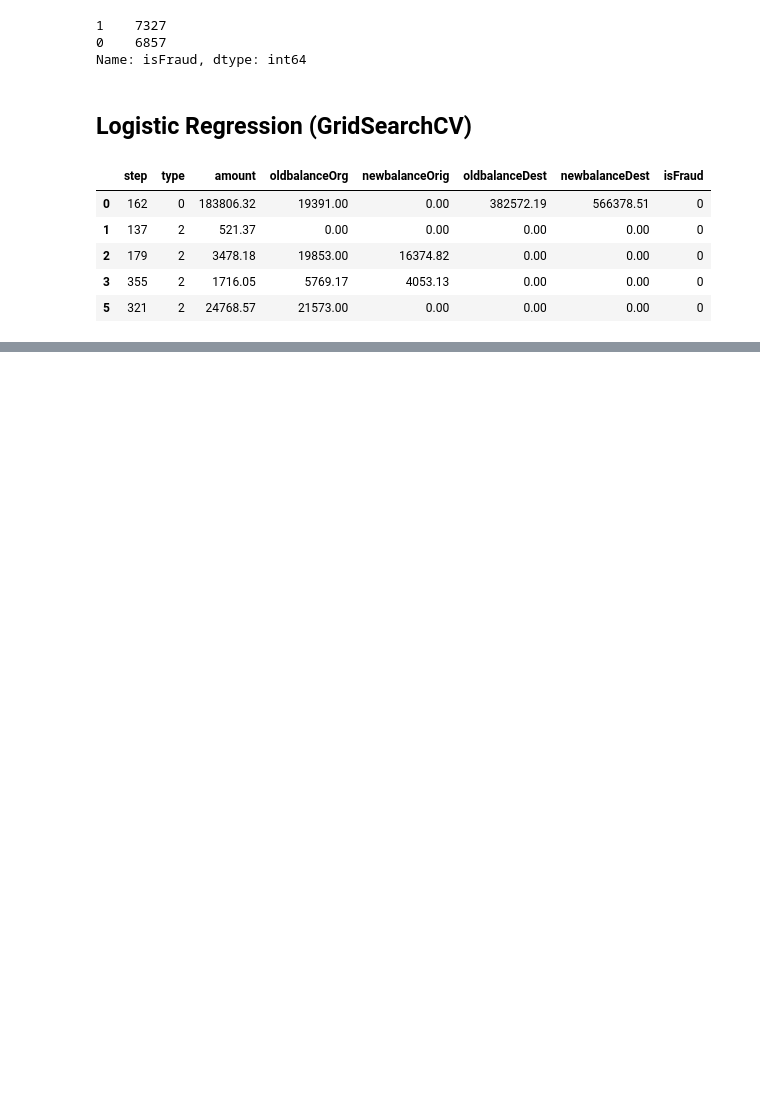
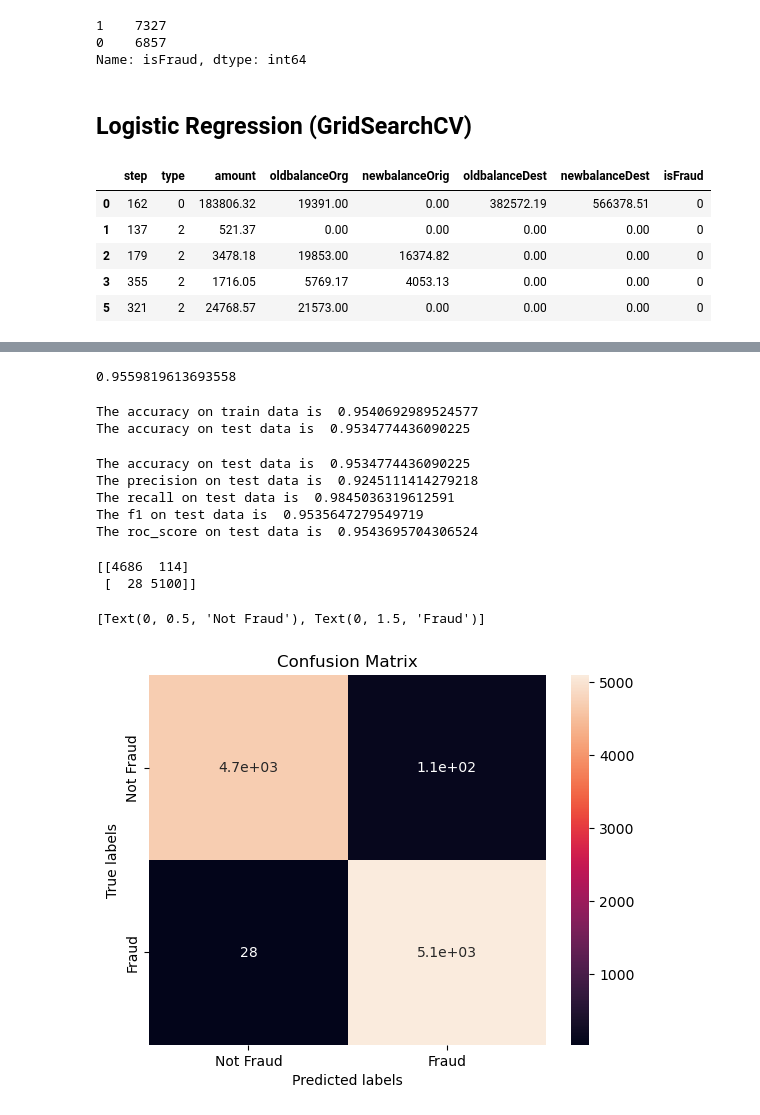
Before and after one commit to Sahil-Naik/Machine-Learning, a Jupyter notebook: Fraud Detection/Source_Code_V2.ipynb, the cells around one changed output, grey strips where cells are left out. Saved outputs shown, nothing was run; the diff lists cells and outputs as text; code cells hidden in the pictures; blank space fills up the shorter version.

```diff
--- a/Fraud Detection/Source_Code_V2.ipynb
+++ b/Fraud Detection/Source_Code_V2.ipynb
@@ -505,0 +423,4 @@ plt.show()
+# %%
+grid_lr_clf.best_score_
+# %% [output]
+0.9559819613693558
@@ -505,0 +435,49 @@ plt.show()
+# %%
+# Get the accuracy scores
+train_accuracy_lr = accuracy_score(train_class_preds,y_train)
+test_accuracy_lr = accuracy_score(test_class_preds,y_test)
+
+print("The accuracy on train data is ", train_accuracy_lr)
+print("The accuracy on test data is ", test_accuracy_lr)
+# %% [output]
+The accuracy on train data is  0.9540692989524577
+The accuracy on test data is  0.9534774436090225
+# %%
+test_accuracy_lr = accuracy_score(test_class_preds,y_test)
+test_precision_score_lr = precision_score(test_class_preds,y_test)
+test_recall_score_lr = recall_score(test_class_preds,y_test)
+test_f1_score_lr = f1_score(test_class_preds,y_test)
+test_roc_score_lr = roc_auc_score(test_class_preds,y_test)
+
+print("The accuracy on test data is ", test_accuracy_lr)
+print("The precision on test data is ", test_precision_score_lr)
+print("The recall on test data is ", test_recall_score_lr)
+print("The f1 on test data is ", test_f1_score_lr)
+print("The roc_score on test data is ", test_roc_score_lr)
+# %% [output]
+The accuracy on test data is  0.9534774436090225
+The precision on test data is  0.9245111414279218
+The recall on test data is  0.9845036319612591
+The f1 on test data is  0.9535647279549719
+The roc_score on test data is  0.9543695704306524
+# %%
+# Get the confusion matrix for both train and test
+
+labels = ['Not Fraud', 'Fraud']
+cm = confusion_matrix(y_train, train_class_preds)
+print(cm)
+
+ax= plt.subplot()
+sns.heatmap(cm, annot=True, ax = ax) #annot=True to annotate cells
+
+# labels, title and ticks
+ax.set_xlabel('Predicted labels')
+ax.set_ylabel('True labels')
+ax.set_title('Confusion Matrix')
+ax.xaxis.set_ticklabels(labels)
+ax.yaxis.set_ticklabels(labels)
+# %% [output]
+[[4686  114]
+ [  28 5100]]
+[Text(0, 0.5, 'Not Fraud'), Text(0, 1.5, 'Fraud')]
+[figure, added]
```
Also changed, not shown: parts of 74 cells of this notebook.
